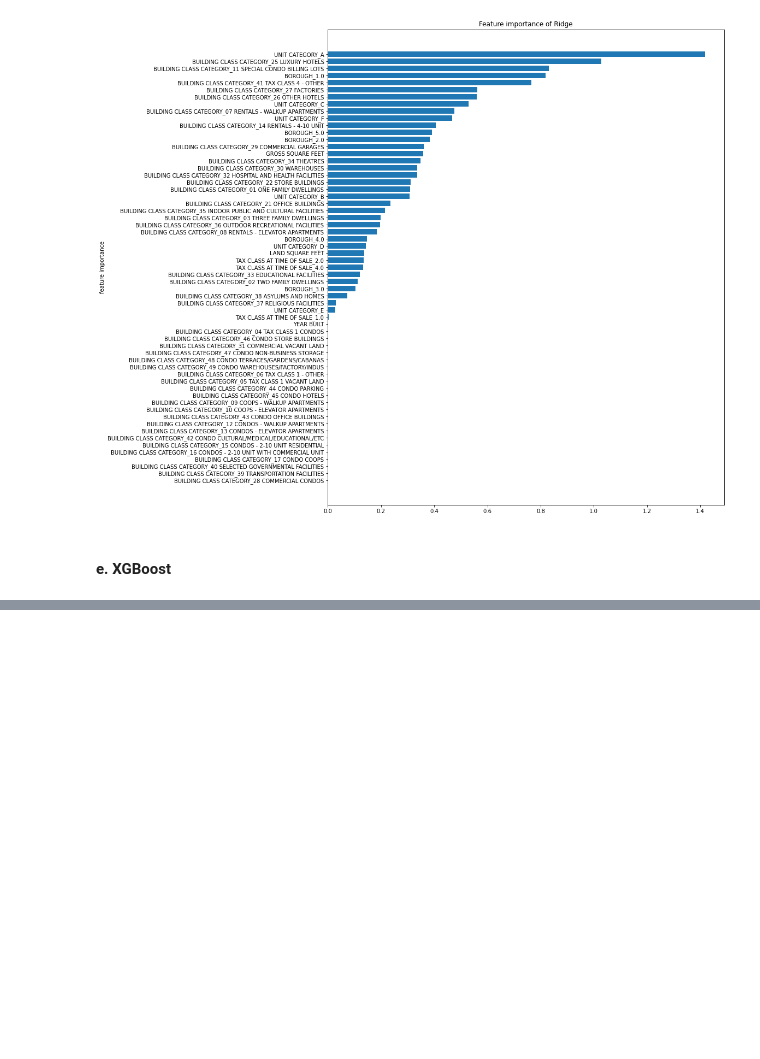
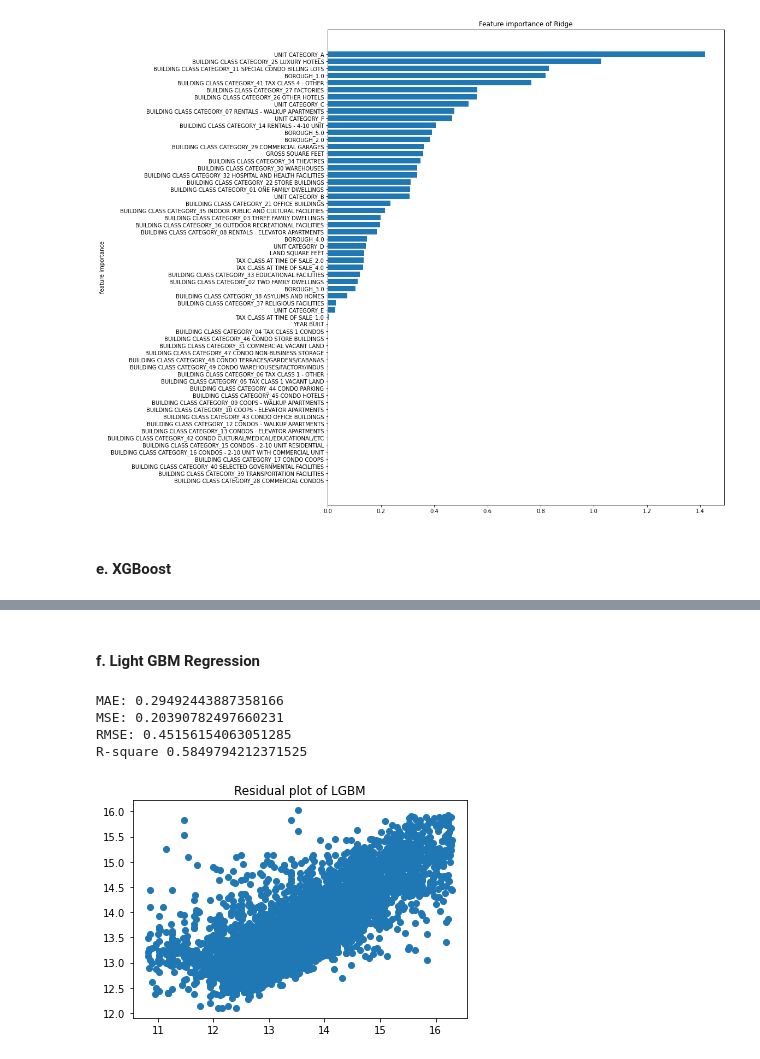
Before and after one commit to neveram/NYC-Housing-Price-Prediction, a Jupyter notebook: Data Preprocessing and Visualization.ipynb, the cells around one changed output, grey strips where cells are left out. Drawn from its saved outputs; the diff is of its cells as text; code cells hidden in the pictures; blank space fills up the shorter version.

Commit message:
Light GBM method  is implemented

```diff
--- a/Data Preprocessing and Visualization.ipynb
+++ b/Data Preprocessing and Visualization.ipynb
@@ -993,0 +1018,20 @@ print('R-square', metrics.r2_score(y_test, xgbt_predict))
+# %% [markdown]
+#### f. Light GBM Regression
+# %%
+lgbm = lightgbm.LGBMRegressor(random_state = 42)
+start = time.process_time()
+model = lgbm.fit(X_train,y_train)
+lgbm_predict =  model.predict(X_test)
+plt.scatter(y_test, lgbm_predict)
+plt.title('Residual plot of LGBM')
+
+print('MAE:', metrics.mean_absolute_error(y_test, lgbm_predict))
+print('MSE:', metrics.mean_squared_error(y_test, lgbm_predict))
+print('RMSE:', np.sqrt(metrics.mean_squared_error(y_test, lgbm_predict)))
+print('R-square', metrics.r2_score(y_test, lgbm_predict))
+# %% [output]
+MAE: 0.29492443887358166
+MSE: 0.20390782497660231
+RMSE: 0.45156154063051285
+R-square 0.5849794212371525
+[figure, added]
```
Also changed, not shown: parts of 4 cells of this notebook.
